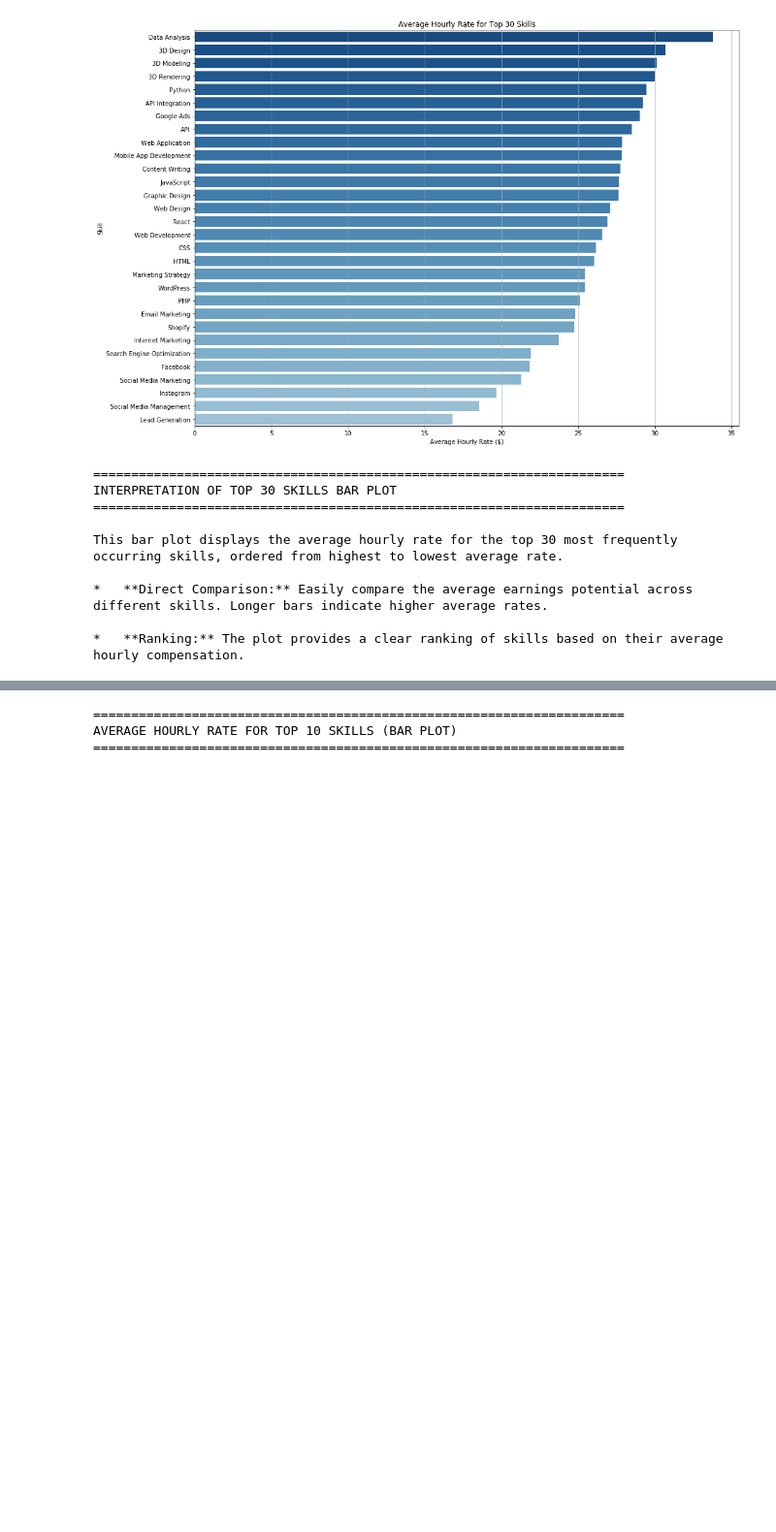
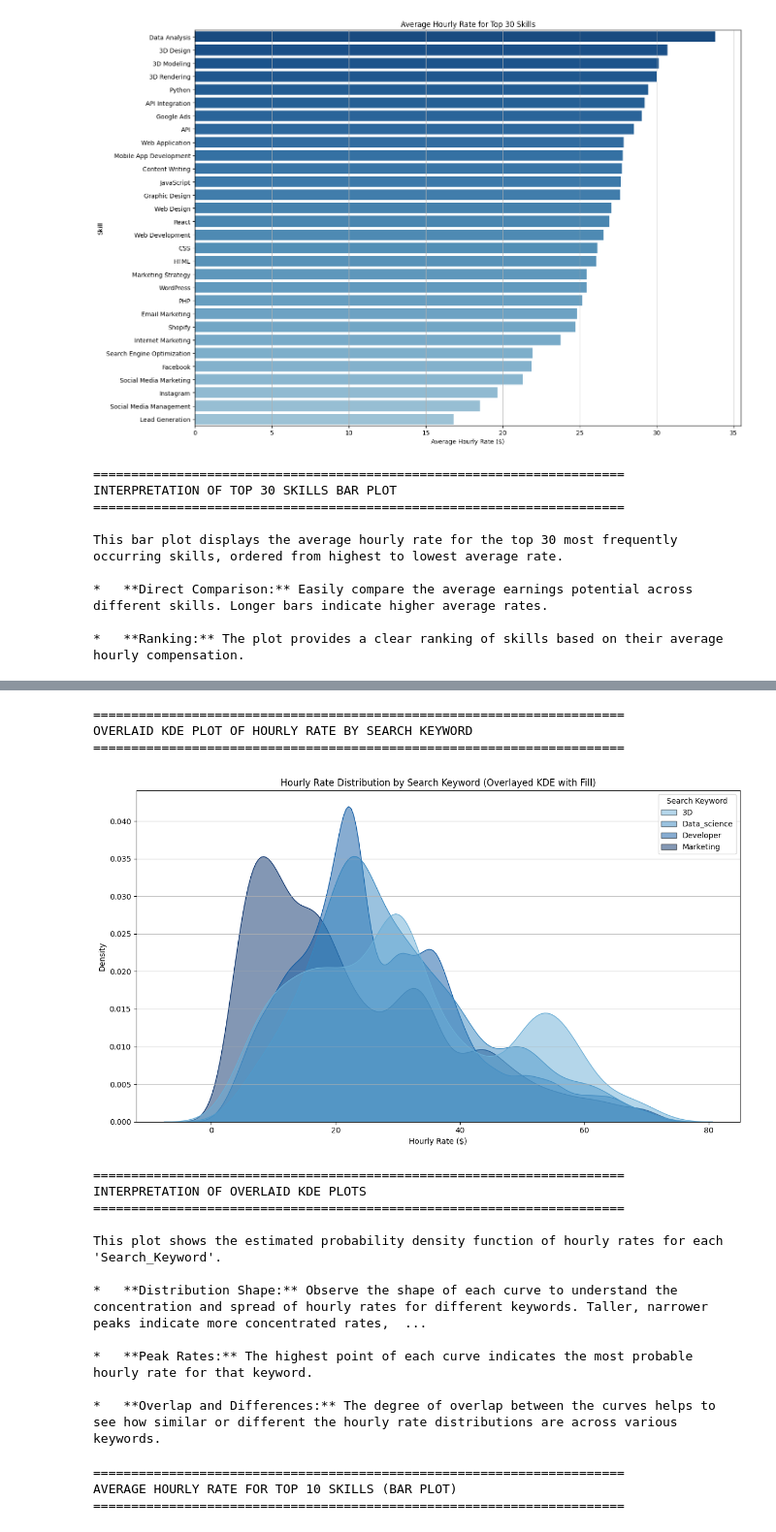
Before and after one commit to geramargonzalez/Posting-Job-on-Upwork, a Jupyter notebook: FINAL_Upwork_freelancer_Project_training.ipynb, the cells around one changed output, grey strips where cells are left out. Shown at 97% size. Saved outputs shown, nothing was run; the diff lists cells and outputs as text; code cells hidden in the pictures; blank space fills up the shorter version.

```diff
--- a/FINAL_Upwork_freelancer_Project_training.ipynb
+++ b/FINAL_Upwork_freelancer_Project_training.ipynb
@@ -1116,4 +1044,66 @@ This violin plot displays the distribution of hourly rates for different experie
 *   **Median and Quartiles:** The white dot inside each violin represents the median hourly rate, and the thick black bar indicates the interquartile range (IQR). The thin lines extend to the upper an ...
 
 *   **Comparison:** You can observe that 'Expert' roles generally have higher median rates and often a broader spread towards higher earnings, while 'Entry level' roles tend to be concentrated at lowe ...
+# %%
+import matplotlib.pyplot as plt
+import seaborn as sns
+from matplotlib.patches import Patch
+import numpy as np
+
+print("\n" + "="*70)
+print("OVERLAID KDE PLOT OF HOURLY RATE BY SEARCH KEYWORD")
+print("="*70)
+
+plt.figure(figsize=(12, 7))
+
+# Manually create legend handles and labels to ensure values are displayed
+unique_keywords_sorted = sorted(df_model['Search_Keyword'].dropna().unique().tolist())
+n_colors = len(unique_keywords_sorted)
+
+# Use 'Blues' colormap and sample from a darker range (e.g., 0.5 to 1.0)
+# This avoids the very lightest shades of blue while maintaining a gradient
+blues_cmap = plt.cm.get_cmap('Blues')
+colors_from_cmap = [blues_cmap(x) for x in np.linspace(0.5, 1.0, n_colors)] # Adjusted start to 0.5
+palette = sns.color_palette(colors_from_cmap)
+
+# Generate the plot with the new, adjusted palette
+ax = sns.kdeplot(data=df_model, x='Hourly_rate', hue='Search_Keyword', fill=True, alpha=0.5, palette=palette, common_norm=False, linewidth=1)
+plt.title('Hourly Rate Distribution by Search Keyword (Overlayed KDE with Fill)')
+plt.xlabel('Hourly Rate ($)')
+plt.ylabel('Density')
+
+legend_handles = []
+for i, keyword in enumerate(unique_keywords_sorted):
+    legend_handles.append(Patch(facecolor=palette[i], alpha=0.5, edgecolor='black', label=keyword))
+
+# Create the legend manually
+ax.legend(handles=legend_handles, title='Search Keyword', loc='best', frameon=True, facecolor='white', fontsize='medium')
+
+plt.grid(axis='y', alpha=0.75)
+plt.tight_layout() # Ensures legend is not cut off
+plt.show()
+
+print("\n" + "="*70)
+print("INTERPRETATION OF OVERLAID KDE PLOTS")
+print("="*70)
+print("\nThis plot shows the estimated probability density function of hourly rates for each 'Search_Keyword'.")
+print("\n*   **Distribution Shape:** Observe the shape of each curve to understand the concentration and spread of hourly rates for different keywords. Taller, narrower peaks indicate more concentrated rates, while flatter, wider curves suggest a broader range.")
+print("\n*   **Peak Rates:** The highest point of each curve indicates the most probable hourly rate for that keyword.")
+print("\n*   **Overlap and Differences:** The degree of overlap between the curves helps to see how similar or different the hourly rate distributions are across various keywords.")
+# %% [output]
+======================================================================
+OVERLAID KDE PLOT OF HOURLY RATE BY SEARCH KEYWORD
+======================================================================
+[figure, added]
+======================================================================
+INTERPRETATION OF OVERLAID KDE PLOTS
+======================================================================
+
+This plot shows the estimated probability density function of hourly rates for each 'Search_Keyword'.
+
+*   **Distribution Shape:** Observe the shape of each curve to understand the concentration and spread of hourly rates for different keywords. Taller, narrower peaks indicate more concentrated rates,  ...
+
+*   **Peak Rates:** The highest point of each curve indicates the most probable hourly rate for that keyword.
+
+*   **Overlap and Differences:** The degree of overlap between the curves helps to see how similar or different the hourly rate distributions are across various keywords.
 # %%
```
Also changed, not shown: parts of 23 cells of this notebook, 1 other file.
